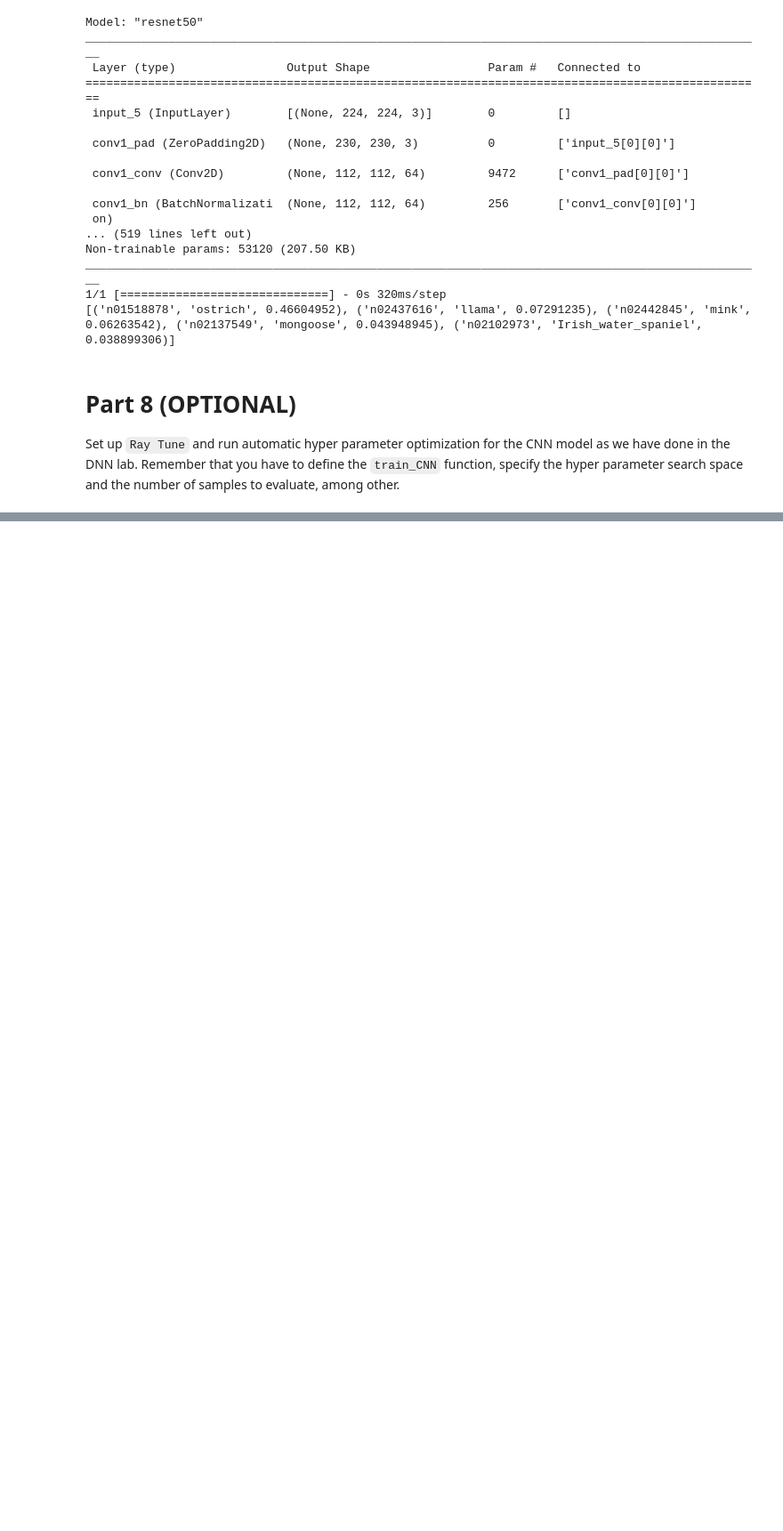
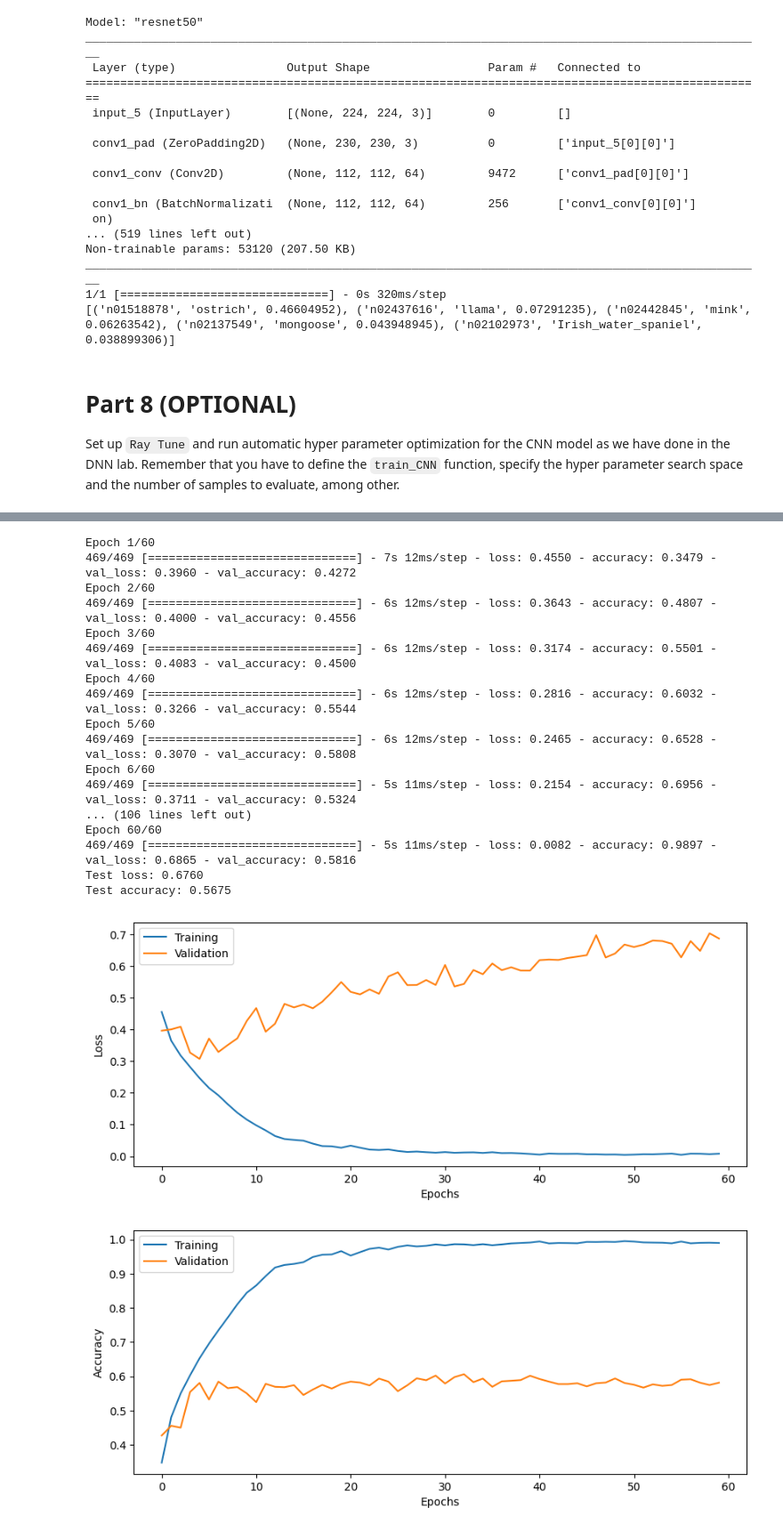
Before and after one commit to arreen/deeplearninglabs, a Jupyter notebook: 3_CNN/CNN_Lab_AB2.ipynb, the cells around one changed output, grey strips where cells are left out. Shown at 89% size. Cells and saved outputs as stored; diff of their text form; code cells hidden in the pictures; blank space fills up the shorter version.

Commit message:
my ray tune tests

```diff
--- a/3_CNN/CNN_Lab_AB2.ipynb
+++ b/3_CNN/CNN_Lab_AB2.ipynb
@@ -1376,0 +1694,54 @@ Set up `Ray Tune` and run automatic hyper parameter optimization for the CNN mod
+# %%
+# Chose model
+# Setup some training parameters
+from tf_keras.regularizers import L2, L1L2
+
+batch_size = 16
+epochs = 60
+input_shape = Xtrain.shape[1:4]
+learning_rate = 0.09
+loss = CategoricalFocalCrossentropy(gamma = 0)
+conv_regularizer =  None
+
+# Build and train model. Here experiment with several model architecture configurations to obtain the best performance.
+model6 = build_CNN(input_shape, loss, n_conv_layers=3, n_filters=30, n_dense_layers=1, n_nodes=14, use_dropout=0, learning_rate=learning_rate,  act_fun = 'selu',
+                optimizer ='sgd',
+                print_summary = False,
+                momentum=0,
+                kernel_regularizer= conv_regularizer,
+                #bias_regularizer= conv_regularizer,
+                BN_order_experiment=False, kernel_size = (3,3),
+                kernel_init_scale=1)
+
+history6 = model6.fit(Xtrain, Ytrain, epochs = epochs, batch_size = batch_size, validation_data = (Xval, Yval))
+
+# Evaluate model on test data
+score6 = model6.evaluate(Xtest, Ytest, verbose=0)
+
+# ============================================
+
+print('Test loss: %.4f' % score6[0])
+print('Test accuracy: %.4f' % score6[1])
+
+# Plot the history from the training run
+plot_results(history6)
+# %% [output]
+Epoch 1/60
+469/469 [==============================] - 7s 12ms/step - loss: 0.4550 - accuracy: 0.3479 - val_loss: 0.3960 - val_accuracy: 0.4272
+Epoch 2/60
+469/469 [==============================] - 6s 12ms/step - loss: 0.3643 - accuracy: 0.4807 - val_loss: 0.4000 - val_accuracy: 0.4556
+Epoch 3/60
+469/469 [==============================] - 6s 12ms/step - loss: 0.3174 - accuracy: 0.5501 - val_loss: 0.4083 - val_accuracy: 0.4500
+Epoch 4/60
+469/469 [==============================] - 6s 12ms/step - loss: 0.2816 - accuracy: 0.6032 - val_loss: 0.3266 - val_accuracy: 0.5544
+Epoch 5/60
+469/469 [==============================] - 6s 12ms/step - loss: 0.2465 - accuracy: 0.6528 - val_loss: 0.3070 - val_accuracy: 0.5808
+Epoch 6/60
+469/469 [==============================] - 5s 11ms/step - loss: 0.2154 - accuracy: 0.6956 - val_loss: 0.3711 - val_accuracy: 0.5324
+... (106 lines left out)
+Epoch 60/60
+469/469 [==============================] - 5s 11ms/step - loss: 0.0082 - accuracy: 0.9897 - val_loss: 0.6865 - val_accuracy: 0.5816
+Test loss: 0.6760
+Test accuracy: 0.5675
+[figure, added]
+[figure, added]
```
Also changed, not shown: parts of 13 cells of this notebook, 1 other file.
